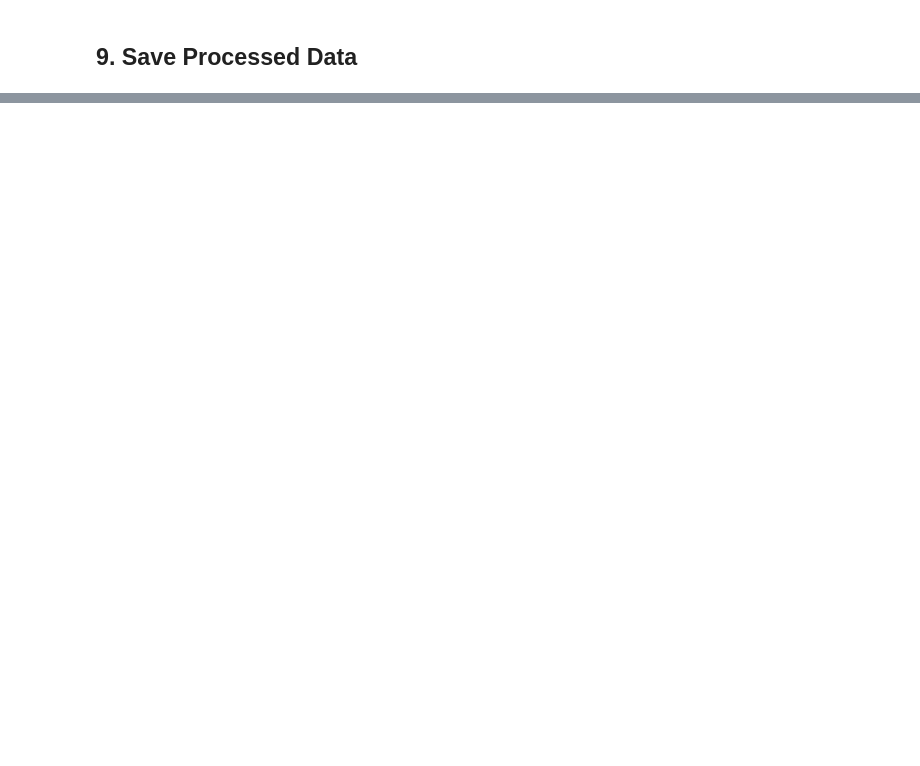
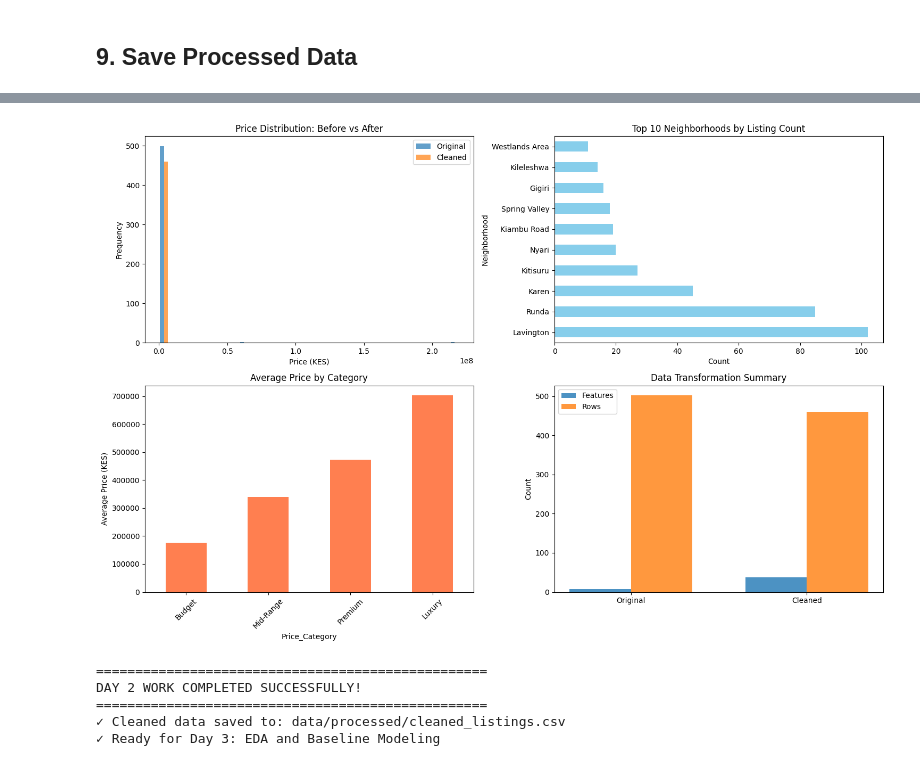
Before and after one commit to shadrack-kimaau/Nairobi-House-Prediction, a Jupyter notebook: notebooks/day2_cleaning_feature_eng.ipynb, the cells around one changed output, grey strips where cells are left out. Drawn from its saved outputs; the diff is of its cells as text; code cells hidden in the pictures; blank space fills up the shorter version.

```diff
--- a/notebooks/day2_cleaning_feature_eng.ipynb
+++ b/notebooks/day2_cleaning_feature_eng.ipynb
@@ -65,0 +577,55 @@
+# %%
+# Final summary visualization
+fig, axes = plt.subplots(2, 2, figsize=(15, 10))
+
+# 1. Price distribution comparison
+axes[0, 0].hist([df['Price (KES)'], df_clean['Price (KES)']],
+                label=['Original', 'Cleaned'], bins=30, alpha=0.7)
+axes[0, 0].set_title('Price Distribution: Before vs After')
+axes[0, 0].set_xlabel('Price (KES)')
+axes[0, 0].set_ylabel('Frequency')
+axes[0, 0].legend()
+
+# 2. Top neighborhoods
+top_neighborhoods = df_clean['Neighborhood'].value_counts().head(10)
+top_neighborhoods.plot(kind='barh', ax=axes[0, 1], color='skyblue')
+axes[0, 1].set_title('Top 10 Neighborhoods by Listing Count')
+axes[0, 1].set_xlabel('Count')
+
+# 3. Price by category
+df_clean.groupby('Price_Category')['Price (KES)'].mean().plot(kind='bar', ax=axes[1, 0], color='coral')
+axes[1, 0].set_title('Average Price by Category')
+axes[1, 0].set_ylabel('Average Price (KES)')
+axes[1, 0].set_xticklabels(axes[1, 0].get_xticklabels(), rotation=45)
+
+# 4. Feature count comparison
+feature_counts = pd.DataFrame({
+    'Stage': ['Original', 'Cleaned'],
+    'Features': [len(df.columns), len(df_clean.columns)],
+    'Rows': [len(df), len(df_clean)]
+})
+x = np.arange(len(feature_counts))
+width = 0.35
+axes[1, 1].bar(x - width/2, feature_counts['Features'], width, label='Features', alpha=0.8)
+axes[1, 1].bar(x + width/2, feature_counts['Rows'], width, label='Rows', alpha=0.8)
+axes[1, 1].set_title('Data Transformation Summary')
+axes[1, 1].set_xticks(x)
+axes[1, 1].set_xticklabels(feature_counts['Stage'])
+axes[1, 1].legend()
+axes[1, 1].set_ylabel('Count')
+
+plt.tight_layout()
+plt.show()
+
+print("\n" + "="*50)
+print("DAY 2 WORK COMPLETED SUCCESSFULLY!")
+print("="*50)
+print(f"✓ Cleaned data saved to: data/processed/cleaned_listings.csv")
+print(f"✓ Ready for Day 3: EDA and Baseline Modeling")
+# %% [output]
+[figure, added]
+==================================================
+DAY 2 WORK COMPLETED SUCCESSFULLY!
+==================================================
+✓ Cleaned data saved to: data/processed/cleaned_listings.csv
+✓ Ready for Day 3: EDA and Baseline Modeling
```
Also changed, not shown: parts of 12 cells of this notebook.
